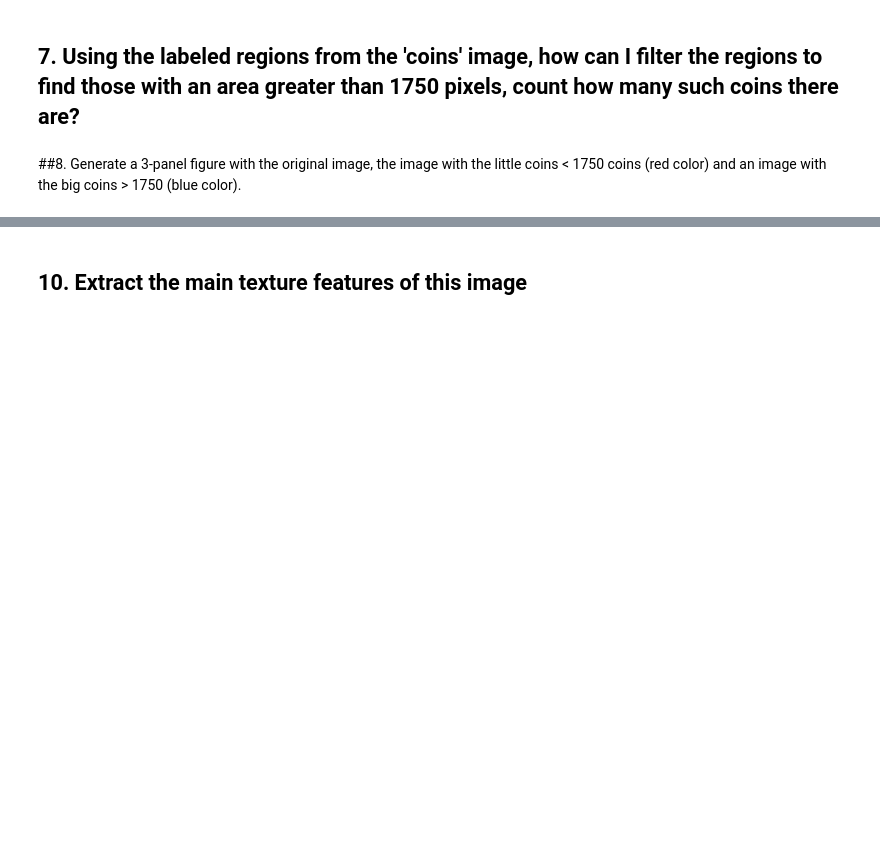
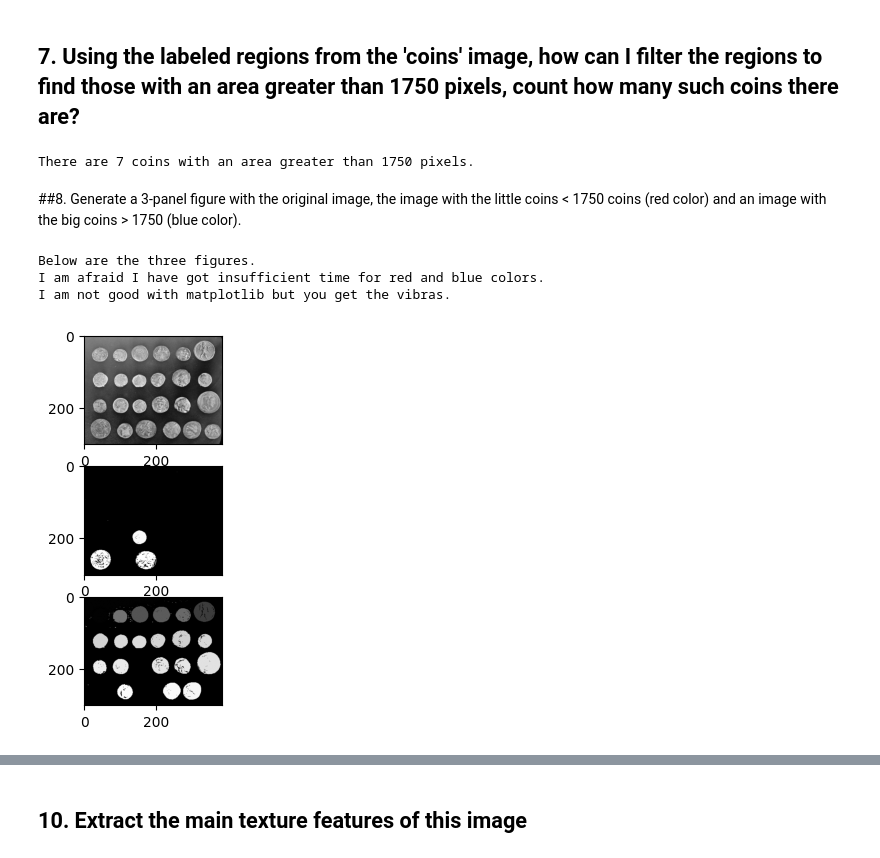
Before and after one commit to Hansespinosa2/emsse-notes, a Jupyter notebook: or/code/Tirana_CV_Test.ipynb, the cells around one changed output, grey strips where cells are left out. Cells and saved outputs as stored; diff of their text form; code cells hidden in the pictures; blank space fills up the shorter version.

```diff
--- a/or/code/Tirana_CV_Test.ipynb
+++ b/or/code/Tirana_CV_Test.ipynb
@@ -140,6 +141,37 @@ Orientation         -0.160804
 dtype: float64
 # %% [markdown]
 ## 7. Using the labeled regions from the 'coins' image, how can I filter the regions to find those with an area greater than 1750 pixels, count how many such coins there are?
+# %%
+area = np.zeros(nregions)
+for i in range(nregions):
+    area[i] = props[i].area
+
+large_coin_region_indices = np.where(area > 1750)
+small_coin_region_indices = np.where(area < 1750)
+
+print(f"There are {len(large_coin_region_indices[0])} coins with an area greater than 1750 pixels.")
+# %% [output]
+There are 7 coins with an area greater than 1750 pixels.
 # %% [markdown]
 ##8. Generate a 3-panel figure with the original image, the image with the little coins < 1750 coins (red color) and an image with the big coins > 1750 (blue color).
+# %%
+coins_big = np.where(np.isin(coins_label,large_coin_region_indices),coins_label, 0)
+coins_small = np.where(np.isin(coins_label,small_coin_region_indices),coins_label, 0)
+
+fig, axs = plt.subplots(3)
+
+axs[0].imshow(coins, cmap='gray')
+axs[1].imshow(coins_big, cmap='gray')
+axs[2].imshow(coins_small, cmap='gray')
+
+print("Below are the three figures.")
+print("I am afraid I have got insufficient time for red and blue colors.")
+print("I am not good with matplotlib but you get the vibras.")
+
+plt.show()
+# %% [output]
+Below are the three figures.
+I am afraid I have got insufficient time for red and blue colors.
+I am not good with matplotlib but you get the vibras.
+[figure, added]
 # %% [markdown]
```
Also changed, not shown: parts of 4 cells of this notebook, 5 other files.
